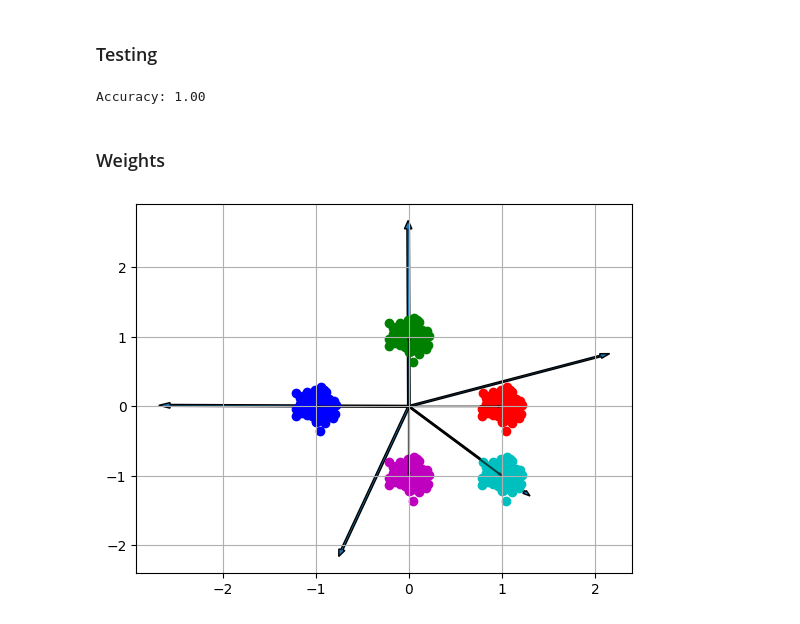
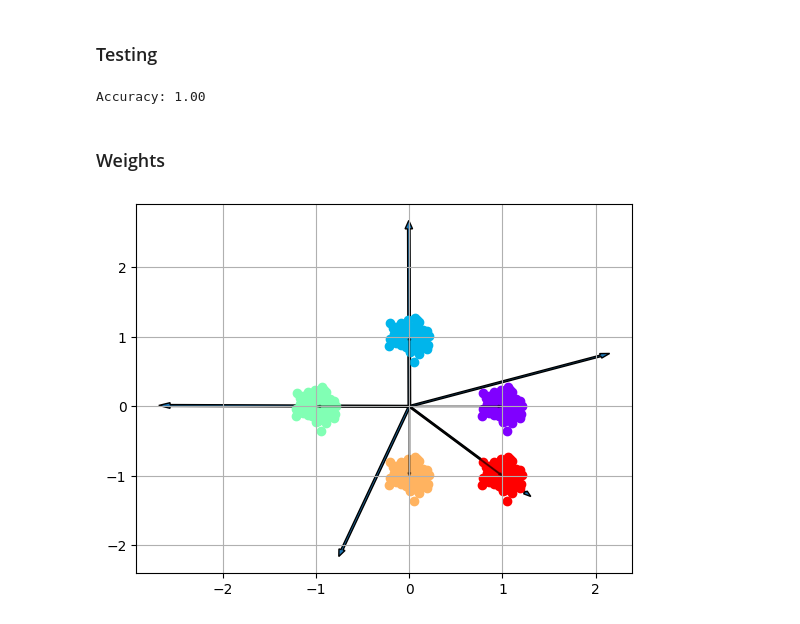
Before and after one commit to Dalsaetra/unitary_memory_indexing_recreated, a Jupyter notebook: notebooks/main.ipynb, the cells around one changed output. Cells and saved outputs as stored; diff of their text form; code cells hidden in the pictures.

```diff
--- a/notebooks/main.ipynb
+++ b/notebooks/main.ipynb
@@ -90,5 +20,14 @@ def data_gen_as_extra(n_cat,n_p,scale=1):
 # %%
 n_categories = 5
 n_p = 128 # points_per_category
+
+datatype = "as_extra"
+as_pos = [1,-1]
+dataclass = DataGen(n_categories, n_p, scale=1, name=datatype, seed=1234, as_pos=as_pos)
+centers,data,labels = dataclass.centers,dataclass.data,dataclass.labels
+
+dataclass.plot()
+
+
 # centers,data,labels = data_gen(n_categories,n_p,scale=1)
-centers,data,labels = data_gen_as_extra(n_categories,n_p,scale=1)
+# centers,data,labels = data_gen_as_extra(n_categories,n_p,scale=1)
@@ -101,15 +35,0 @@ len(labels)
-# %%
-color_atlas = ["r","g","b","m","c","y","orange","brown","lime"]
-colors = []
-for i in range(n_categories):
-    colors.append(color_atlas[i])
-
-for col,center,i in zip(colors,centers,range(n_categories)):
-    plt.scatter(data[i*n_p:(i+1)*n_p,0],data[i*n_p:(i+1)*n_p,1],color=col)
-    plt.arrow(0,0,center[0],center[1],length_includes_head=True,width=0.01,color=(0,0,0,0.5))
-
-plt.title(f"Dataset with mean as vectors, n={n_categories}*{n_p}")
-plt.axis("equal")
-plt.xlabel("x-axis")
-plt.ylabel("y-axis")
-plt.grid("on")
@@ -205,40 +148,39 @@ plt.plot(epoch_data_avgd,loss_data_avgd)
 # %% [markdown]
 ### Testing
-# %%
-t_centers, test_data, test_labels = data_gen_as_extra(n_categories,512)
-test_set = ScatterData(test_data,test_labels,n_categories)
-
-acc_tot = 0
-for xs, ys in test_set:
-    yhat = model(xs).argmax()
-    ys = ys.argmax()
-    if yhat == ys:
-        acc_tot += 1
-
-acc = acc_tot/len(test_set)
-print(f'Accuracy: {acc:.2f}')
-# %% [output]
-Accuracy: 1.00
+# %%
+# t_centers, test_data, test_labels = data_gen_as_extra(n_categories,512)
+
+test_n = 512
+test_data = DataGen(n_categories, test_n, scale=1, name=datatype, seed=1234, as_pos=as_pos)
+t_centers, test_data, test_labels = test_data.centers,test_data.data,test_data.labels
+test_set = ScatterData(test_data,test_labels,n_categories)
+
+acc = (model(test_set.x).argmax(dim=1) == test_set.y.argmax(dim=1)).float().sum().item()/len(test_set)
+print(f'Accuracy: {acc:.2f}')
+# %% [output]
+Accuracy: 1.00
 # %% [markdown]
 ### Weights
 # %%
 for param in model.parameters():
     w = param
 
 w_np = w.detach().numpy()
 
 for w in w_np:
     w_len = np.linalg.norm(w)
     width = 0.01*w_len
     plt.arrow(0,0,w[0],w[1],length_includes_head=True,width=width)
 
+colors = cm.rainbow(np.linspace(0,1,n_categories))
+
 for col,center,i in zip(colors,centers,range(n_categories)):
     plt.scatter(data[i*n_p:(i+1)*n_p,0],data[i*n_p:(i+1)*n_p,1],color=col)
     plt.arrow(0,0,center[0],center[1],length_includes_head=True,width=0.01,color=(0,0,0,0.5))
 
 plt.grid()
 # %% [output]
-[figure, old version]
+[figure, new version]
 # %%
 w_his = np.array(w_his)
 
```
Also changed, not shown: parts of 12 cells of this notebook, 1 other file.
